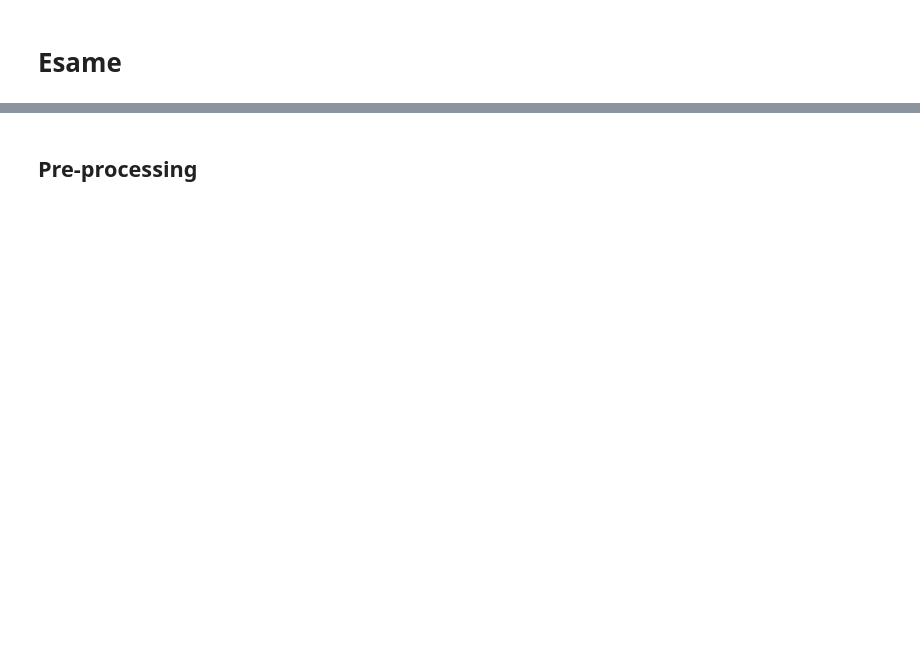
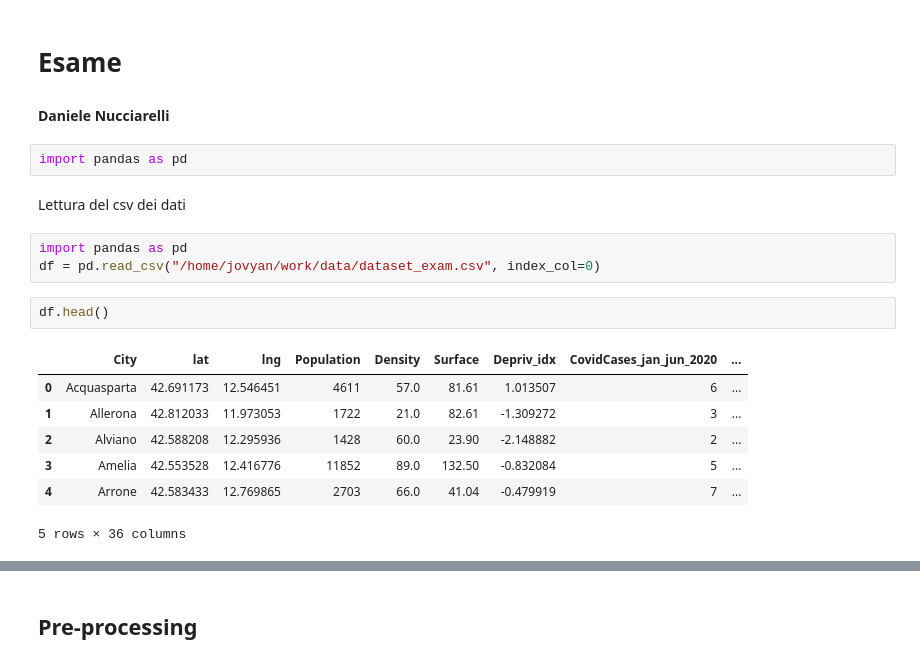
Before and after one commit to nutc22/ml-covid-pollution, a Jupyter notebook: exam.ipynb, the cells around one changed output, grey strips where cells are left out. Saved outputs shown, nothing was run; the diff lists cells and outputs as text; blank space fills up the shorter version.

```diff
--- a/exam.ipynb
+++ b/exam.ipynb
@@ -1,2 +1,20 @@
 # %% [markdown]
 # Esame
+#### Daniele Nucciarelli
+# %%
+import pandas as pd
+# %% [markdown]
+Lettura del csv dei dati
+# %%
+import pandas as pd
+df = pd.read_csv("/home/jovyan/work/data/dataset_exam.csv", index_col=0)
+# %%
+df.head()
+# %% [output]
+|  | City | lat | lng | Population | Density | Surface | Depriv_idx | CovidCases_jan_jun_2020 | ... |
+| 0 | Acquasparta | 42.691173 | 12.546451 | 4611 | 57.0 | 81.61 | 1.013507 | 6 | ... |
+| 1 | Allerona | 42.812033 | 11.973053 | 1722 | 21.0 | 82.61 | -1.309272 | 3 | ... |
+| 2 | Alviano | 42.588208 | 12.295936 | 1428 | 60.0 | 23.90 | -2.148882 | 2 | ... |
+| 3 | Amelia | 42.553528 | 12.416776 | 11852 | 89.0 | 132.50 | -0.832084 | 5 | ... |
+| 4 | Arrone | 42.583433 | 12.769865 | 2703 | 66.0 | 41.04 | -0.479919 | 7 | ... |
+5 rows × 36 columns
```
Also changed, not shown: parts of 27 cells of this notebook, 1 other file.
